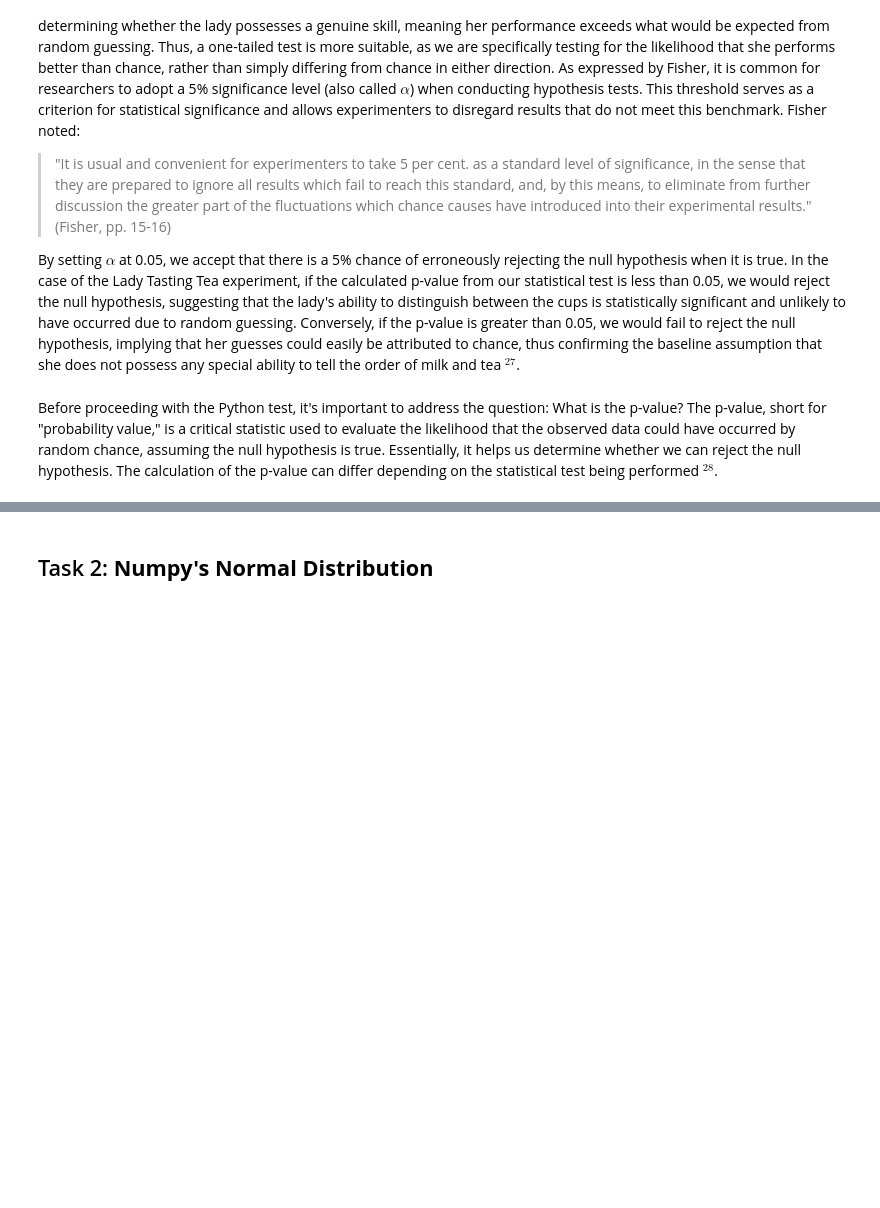
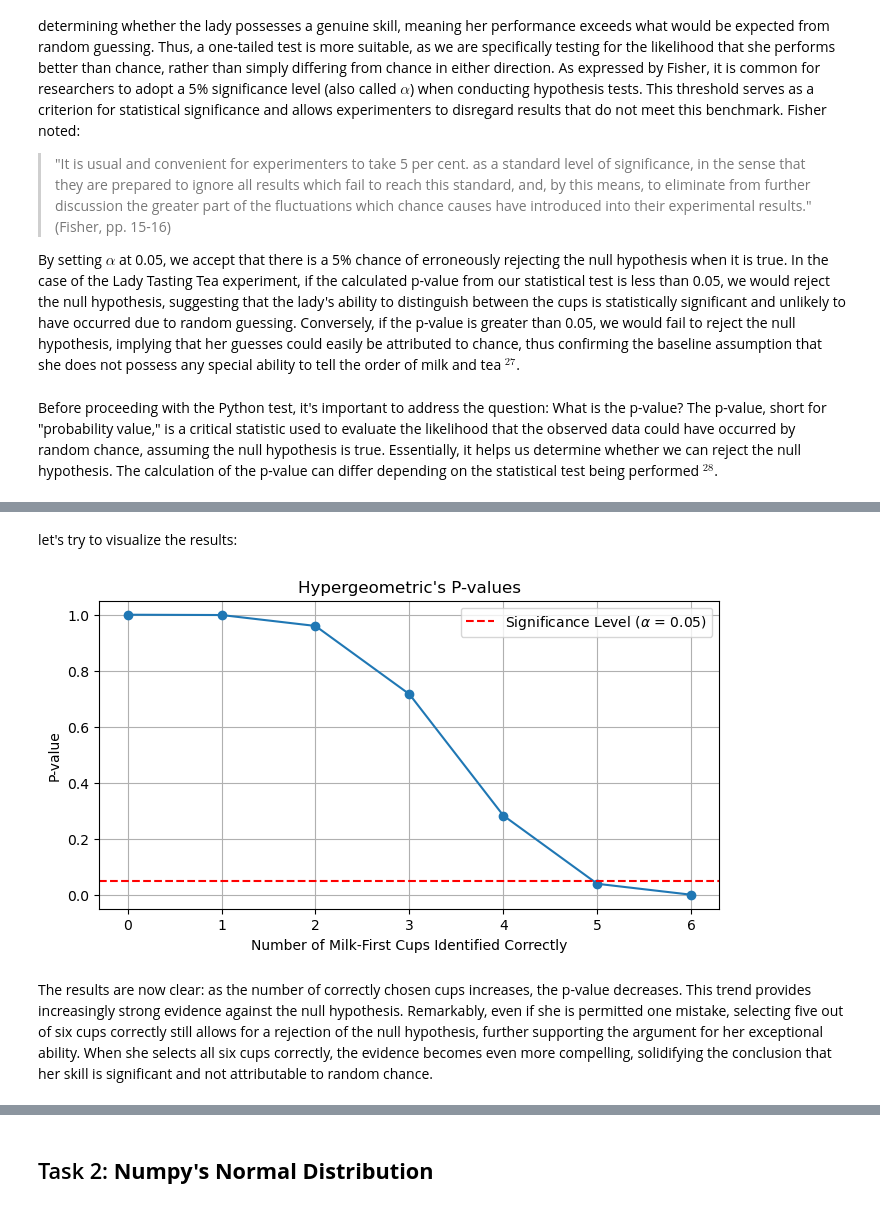
Before and after one commit to C-3sc0/applied_statistics, a Jupyter notebook: tasks.ipynb, the cells around one changed output, grey strips where cells are left out. Drawn from its saved outputs; the diff is of its cells as text; code cells hidden in the pictures; blank space fills up the shorter version.

Commit message:
calculating the p-value for null Hypothesis rejection

```diff
--- a/tasks.ipynb
+++ b/tasks.ipynb
@@ -299,0 +325,28 @@ Before proceeding with the Python test, it's important to address the question:
+# %%
+# Total cups
+M = 12
+# number of successes
+K = 6
+# number of draws
+n = 6
+# Significance level
+alpha = 0.05
+
+# Initialize lists to store results
+success_counts = []
+p_values = []
+
+# N is the number of observed successes in the drawn sample
+for N in range(0, K + 1):
+    # Calculate the p-value
+    p_value = hypergeom.sf(N - 1, M, K, n)
+
+    success_counts.append(N)
+    p_values.append(p_value)
+
+    if p_value < alpha:
+        decision = "Reject the null hypothesis"
+    else:
+        decision = "Fail to reject the null hypothesis"
+
+    print(f"Correct Cups Choice: {N},\t\t P-value: {round(p_value,5)},\t\t Decision: {decision}")
@@ -300,3 +361,20 @@ Before proceeding with the Python test, it's important to address the question:
+# %% [markdown]
+let's try to visualize the results:
+# %%
+fig, ax = plt.subplots(figsize=(8,4))
+ax.plot(success_counts, p_values, marker='o')
+ax.axhline(y=alpha, color='r', linestyle='--', label="Significance Level ($\\alpha$ = 0.05)")
+ax.set_xlabel('Number of Milk-First Cups Identified Correctly')
+ax.set_ylabel('P-value')
+ax.set_title("Hypergeometric's P-values")
+ax.set_xticks(success_counts)
+ax.legend()
+ax.grid()
+plt.show()
+# %% [output]
+[figure, added]
+# %% [markdown]
+The results are now clear: as the number of correctly chosen cups increases, the p-value decreases. This trend provides increasingly strong evidence against the null hypothesis. Remarkably,  even if she is permitted one mistake, selecting five out of six cups correctly still allows for a rejection of the null hypothesis, further supporting the argument for her exceptional ability. When she selects all six cups correctly, the evidence becomes even more compelling, solidifying the conclusion that her skill is significant and not attributable to random chance.
 # %% [markdown]
 ### References <a class="anchor" id="references"></a>
 
```
Also changed, not shown: parts of 10 cells of this notebook.
